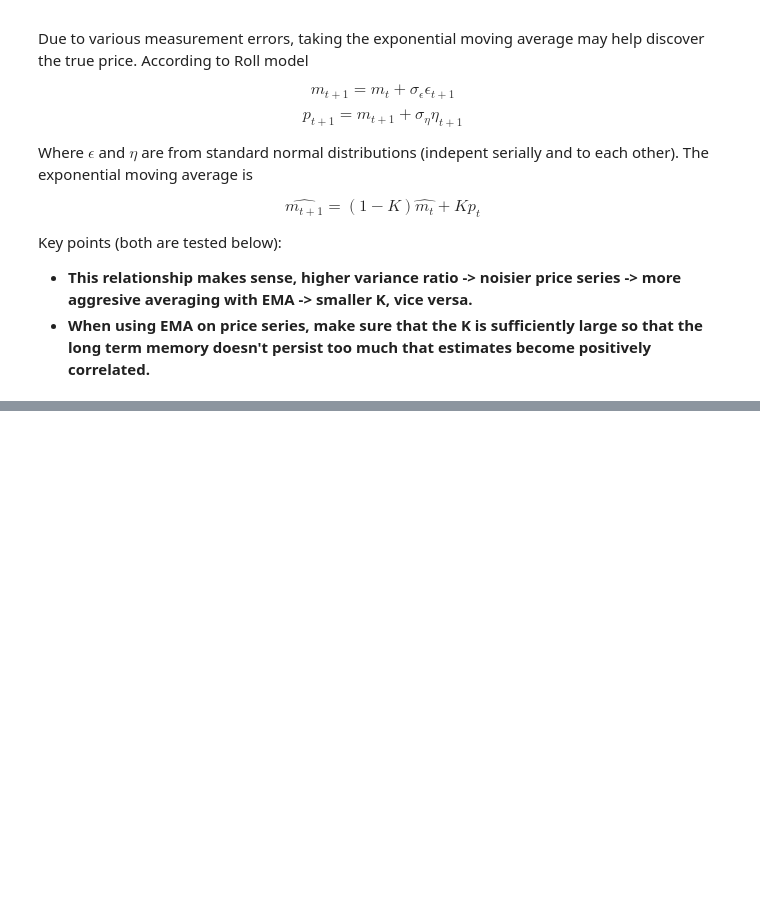
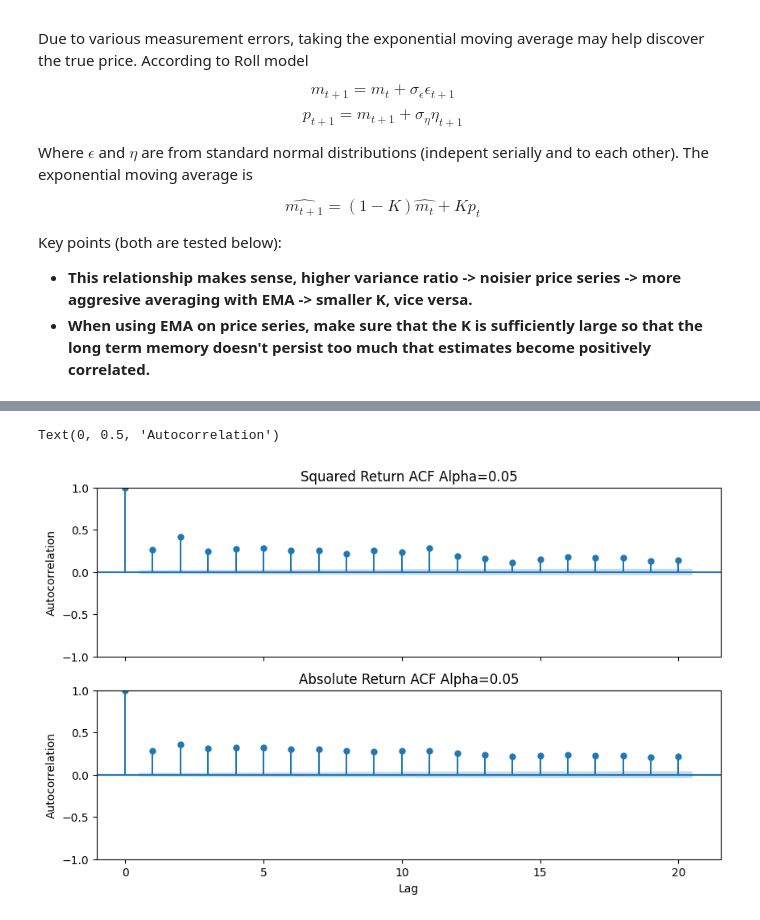
Before and after one commit to yixinethanxie/elements-of-quantitative-investing, a Jupyter notebook: chapter_2.ipynb, the cells around one changed output, grey strips where cells are left out. Cells and saved outputs as stored; diff of their text form; code cells hidden in the pictures; blank space fills up the shorter version.

```diff
--- a/chapter_2.ipynb
+++ b/chapter_2.ipynb
@@ -208,0 +267,17 @@ K 0.9, price autocorr 0.11, ema autocorr 0.22
+# %%
+# ACF of squared and absolute returns
+
+returns = calc_log_return(data["Adj Close"].values, 1)
+# Absence of autocorrelations
+fig, axes = plt.subplots(2, figsize=(10, 6), sharex=True)
+plot_acf(returns**2, lags=20, ax=axes[0], alpha=0.05)
+axes[0].set_title('Squared Return ACF Alpha=0.05')
+axes[0].set_ylabel('Autocorrelation')
+
+plot_acf(np.abs(returns), lags=20, ax=axes[1], alpha=0.05)
+axes[1].set_title('Absolute Return ACF Alpha=0.05')
+axes[1].set_xlabel('Lag')
+axes[1].set_ylabel('Autocorrelation')
+# %% [output]
+Text(0, 0.5, 'Autocorrelation')
+[figure, added]
```
Also changed, not shown: parts of 8 cells of this notebook, 1 other file.
